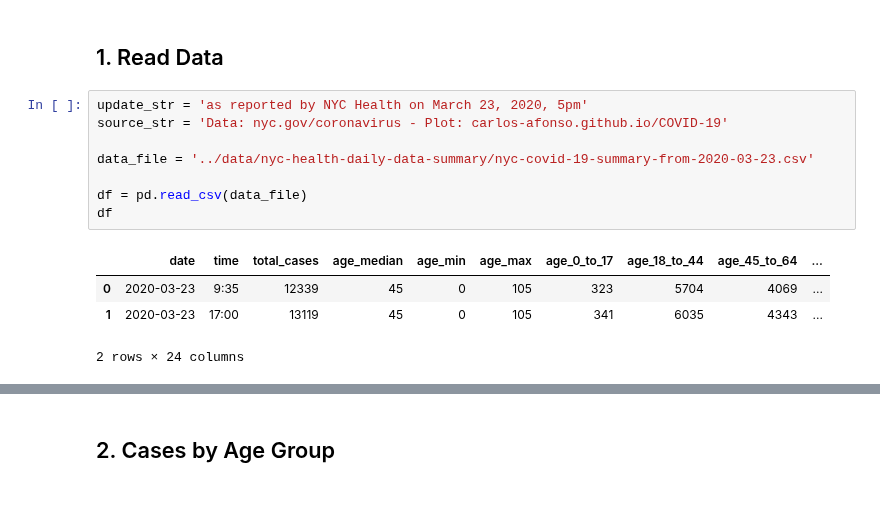
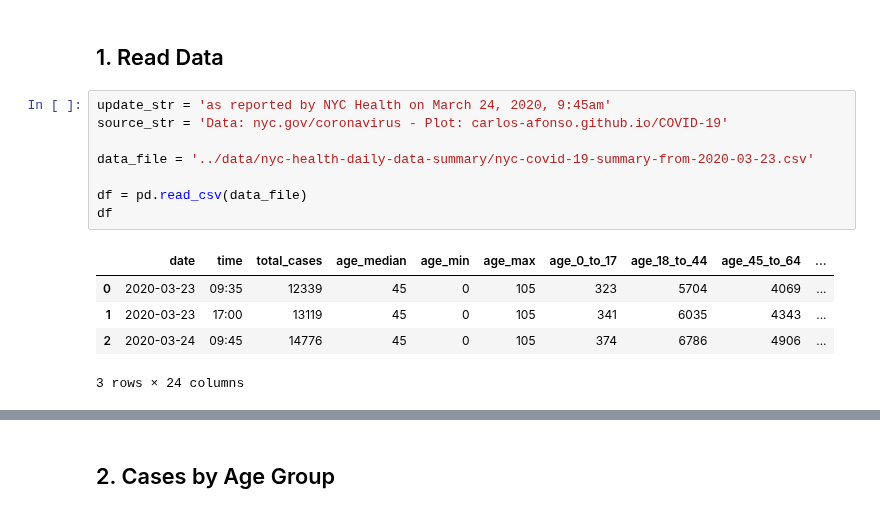
Before and after one commit to carlos-afonso/COVID-19, a Jupyter notebook: notebooks/nyc-covid-19-summary.ipynb, the cells around one changed output, grey strips where cells are left out. Saved outputs shown, nothing was run; the diff lists cells and outputs as text.

```diff
--- a/notebooks/nyc-covid-19-summary.ipynb
+++ b/notebooks/nyc-covid-19-summary.ipynb
@@ -10,18 +10,19 @@ import pandas as pd
 # %% [markdown]
 ## 1. Read Data
 # %%
-update_str = 'as reported by NYC Health on March 23, 2020, 5pm'
+update_str = 'as reported by NYC Health on March 24, 2020, 9:45am'
 source_str = 'Data: nyc.gov/coronavirus - Plot: carlos-afonso.github.io/COVID-19'
 
 data_file = '../data/nyc-health-daily-data-summary/nyc-covid-19-summary-from-2020-03-23.csv'
 
 df = pd.read_csv(data_file)
 df
 # %% [output]
 |  | date | time | total_cases | age_median | age_min | age_max | age_0_to_17 | age_18_to_44 | age_45_to_64 | ... |
-| 0 | 2020-03-23 | 9:35 | 12339 | 45 | 0 | 105 | 323 | 5704 | 4069 | ... |
+| 0 | 2020-03-23 | 09:35 | 12339 | 45 | 0 | 105 | 323 | 5704 | 4069 | ... |
 | 1 | 2020-03-23 | 17:00 | 13119 | 45 | 0 | 105 | 341 | 6035 | 4343 | ... |
+| 2 | 2020-03-24 | 09:45 | 14776 | 45 | 0 | 105 | 374 | 6786 | 4906 | ... |
-2 rows × 24 columns
+3 rows × 24 columns
 # %%
 # Show latest data
 df.iloc[-1]
```
Also changed, not shown: parts of 4 cells of this notebook, 7 other files.
